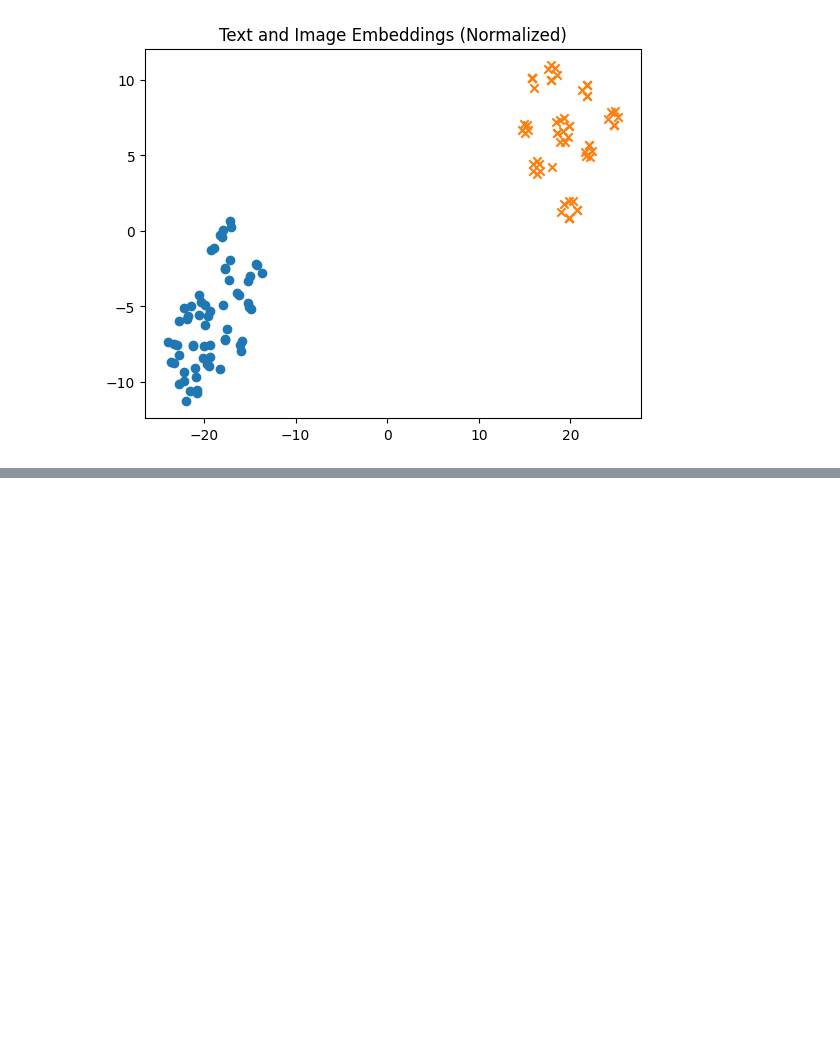
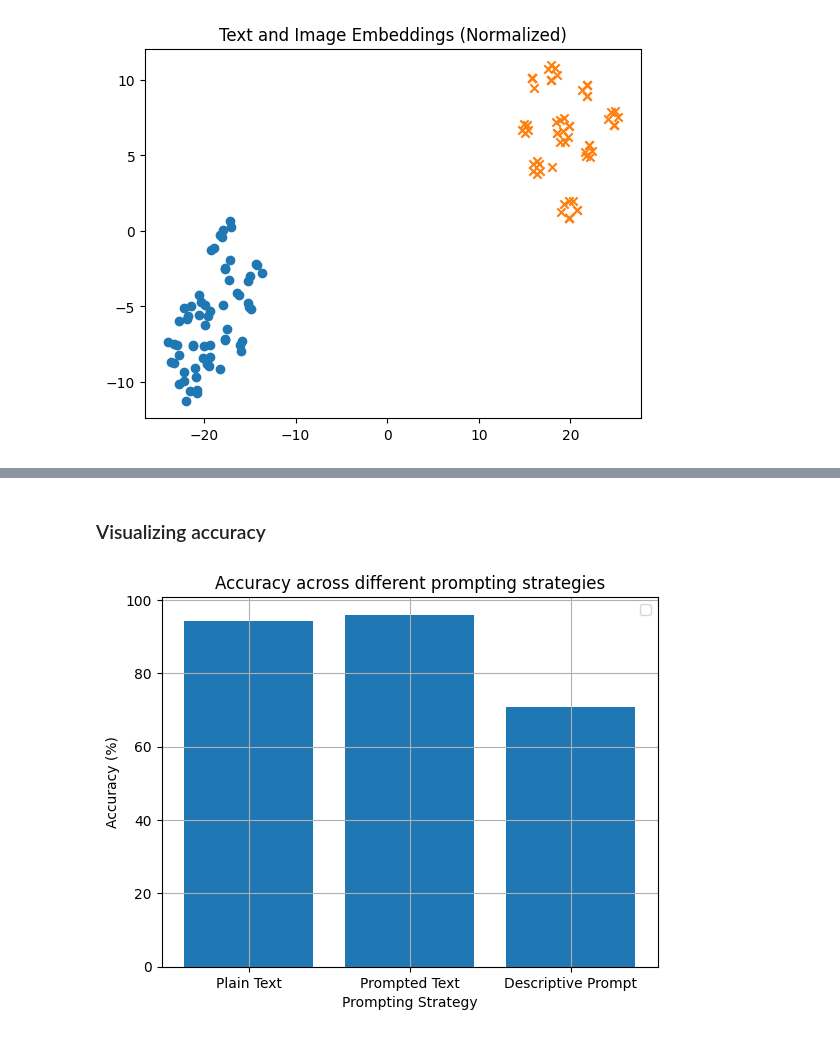
Before and after one commit to hyderchaudhry/28100041-PA0, a Jupyter notebook: src/task3.ipynb, the cells around one changed output, grey strips where cells are left out. Cells and saved outputs as stored; diff of their text form; code cells hidden in the pictures; blank space fills up the shorter version.

```diff
--- a/src/task3.ipynb
+++ b/src/task3.ipynb
@@ -225,0 +365,18 @@ plt.show()
+# %% [markdown]
+### Visualizing accuracy
+# %%
+prompting_strategies = ['Plain Text', 'Prompted Text', 'Descriptive Prompt']
+accuracies = [class_list_accuracy, prompted_labels_accuracy, descriptive_prompt_accuracy]
+
+plt.figure()
+plt.bar(prompting_strategies, accuracies)
+
+plt.title('Accuracy across different prompting strategies')
+plt.xlabel('Prompting Strategy')
+plt.ylabel('Accuracy (%)')
+plt.grid()
+plt.legend()
+
+plt.show()
+# %% [output]
+[figure, added]
```
Also changed, not shown: parts of 11 cells of this notebook.
